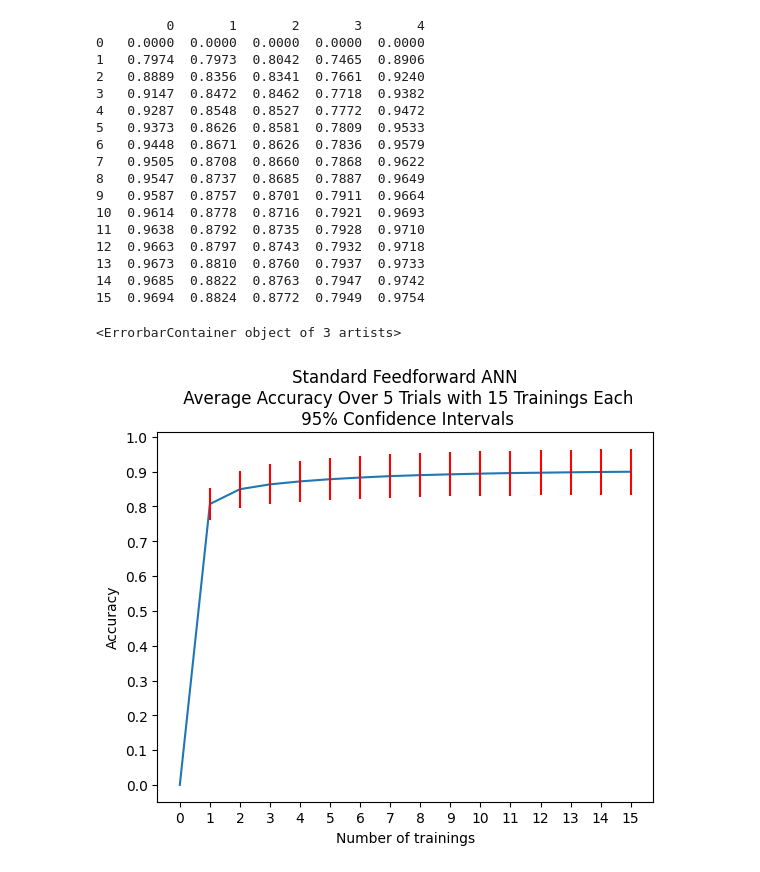
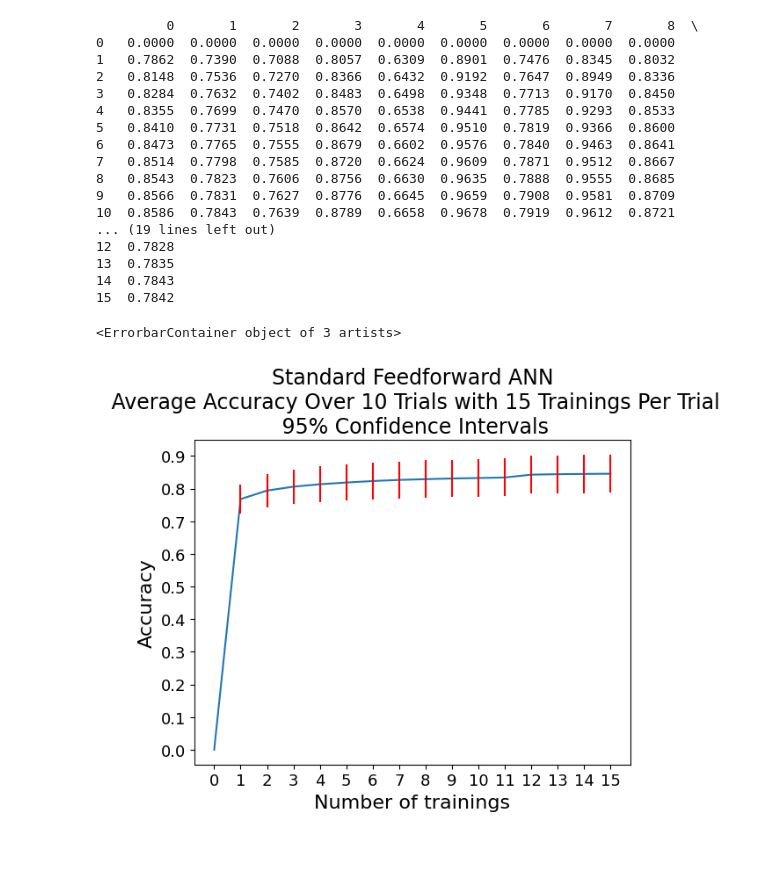
Before and after one commit to brianli-code/neural-network-energy-efficiency, a Jupyter notebook: standard_feedforward_ANN.ipynb, the cells around one changed output. Saved outputs shown, nothing was run; the diff lists cells and outputs as text; code cells hidden in the pictures.

```diff
--- a/standard_feedforward_ANN.ipynb
+++ b/standard_feedforward_ANN.ipynb
@@ -138,10 +138,10 @@ def run_trials(num_trainings):
   return list(acc_dict.values())
 # %%
 num_trainings = 15
+num_trials = 10
+
 acc_dict = {}
 acc_dict[0] = 0
-
-num_trials = 5
 
 data = {}
 
@@ -192,46 +200,48 @@ Row: 11 | [0, 0.7974, 0.8889, 0.9147, 0.9287, 0.9373, 0.9448, 0.9505, 0.9547, 0.
 # %%
 # Convert list of data over tests into a data frame
 df = pd.DataFrame(data)
 print(df)
 
 x_values = list(range(len(df)))
 trial_idx_list = list(range(num_trials))
 
 ci_values = []
+
+# Calculate the mean accuracy for each training per trial
 mean_values = df[trial_idx_list].mean(axis=1).tolist()
 
 # Calculate confidence intervals for each training
 for _, row in df[trial_idx_list].iterrows():
   mean = row.mean()
   sem = row.sem()
   ci = sem * 1.96  # 95% confidence interval
   ci_values.append(ci)
 
-plt.title(f"Standard Feedforward ANN\n Average Accuracy Over {num_trials} Trials with {num_tests} Trainings Each\n 95% Confidence Intervals")
-plt.xlabel("Number of trainings")
-plt.ylabel("Accuracy")
-plt.xticks(np.arange(0, num_trainings + 1, 1))
-plt.yticks(np.arange(0, 1.1, 0.1))
+plt.title(f"Standard Feedforward ANN\n Average Accuracy Over {num_trials} Trials with {num_trainings} Trainings Per Trial\n 95% Confidence Intervals", fontsize = 17)
+plt.xlabel("Number of trainings", fontsize = 16)
+plt.ylabel("Accuracy", fontsize = 16)
+plt.xticks(np.arange(0, num_trainings + 1, 1), fontsize = 13)
+plt.yticks(np.arange(0, 1.1, 0.1), fontsize = 13)
 
 sns.lineplot(x = x_values, y = mean_values)
 plt.errorbar(x = x_values, y = mean_values, yerr=ci_values, linestyle='None', color='red')
 # %% [output]
-         0       1       2       3       4
-0   0.0000  0.0000  0.0000  0.0000  0.0000
-1   0.7974  0.7973  0.8042  0.7465  0.8906
-2   0.8889  0.8356  0.8341  0.7661  0.9240
-3   0.9147  0.8472  0.8462  0.7718  0.9382
-4   0.9287  0.8548  0.8527  0.7772  0.9472
-5   0.9373  0.8626  0.8581  0.7809  0.9533
-6   0.9448  0.8671  0.8626  0.7836  0.9579
-7   0.9505  0.8708  0.8660  0.7868  0.9622
-8   0.9547  0.8737  0.8685  0.7887  0.9649
-9   0.9587  0.8757  0.8701  0.7911  0.9664
-10  0.9614  0.8778  0.8716  0.7921  0.9693
-11  0.9638  0.8792  0.8735  0.7928  0.9710
-12  0.9663  0.8797  0.8743  0.7932  0.9718
-13  0.9673  0.8810  0.8760  0.7937  0.9733
-14  0.9685  0.8822  0.8763  0.7947  0.9742
-15  0.9694  0.8824  0.8772  0.7949  0.9754
+         0       1       2       3       4       5       6       7       8  \
+0   0.0000  0.0000  0.0000  0.0000  0.0000  0.0000  0.0000  0.0000  0.0000
+1   0.7862  0.7390  0.7088  0.8057  0.6309  0.8901  0.7476  0.8345  0.8032
+2   0.8148  0.7536  0.7270  0.8366  0.6432  0.9192  0.7647  0.8949  0.8336
+3   0.8284  0.7632  0.7402  0.8483  0.6498  0.9348  0.7713  0.9170  0.8450
+4   0.8355  0.7699  0.7470  0.8570  0.6538  0.9441  0.7785  0.9293  0.8533
+5   0.8410  0.7731  0.7518  0.8642  0.6574  0.9510  0.7819  0.9366  0.8600
+6   0.8473  0.7765  0.7555  0.8679  0.6602  0.9576  0.7840  0.9463  0.8641
+7   0.8514  0.7798  0.7585  0.8720  0.6624  0.9609  0.7871  0.9512  0.8667
+8   0.8543  0.7823  0.7606  0.8756  0.6630  0.9635  0.7888  0.9555  0.8685
+9   0.8566  0.7831  0.7627  0.8776  0.6645  0.9659  0.7908  0.9581  0.8709
+10  0.8586  0.7843  0.7639  0.8789  0.6658  0.9678  0.7919  0.9612  0.8721
+... (19 lines left out)
+12  0.7828
+13  0.7835
+14  0.7843
+15  0.7842
 <ErrorbarContainer object of 3 artists>
-[figure, old version]
+[figure, new version]
```
Also changed, not shown: parts of 2 cells of this notebook, 3 other files.
